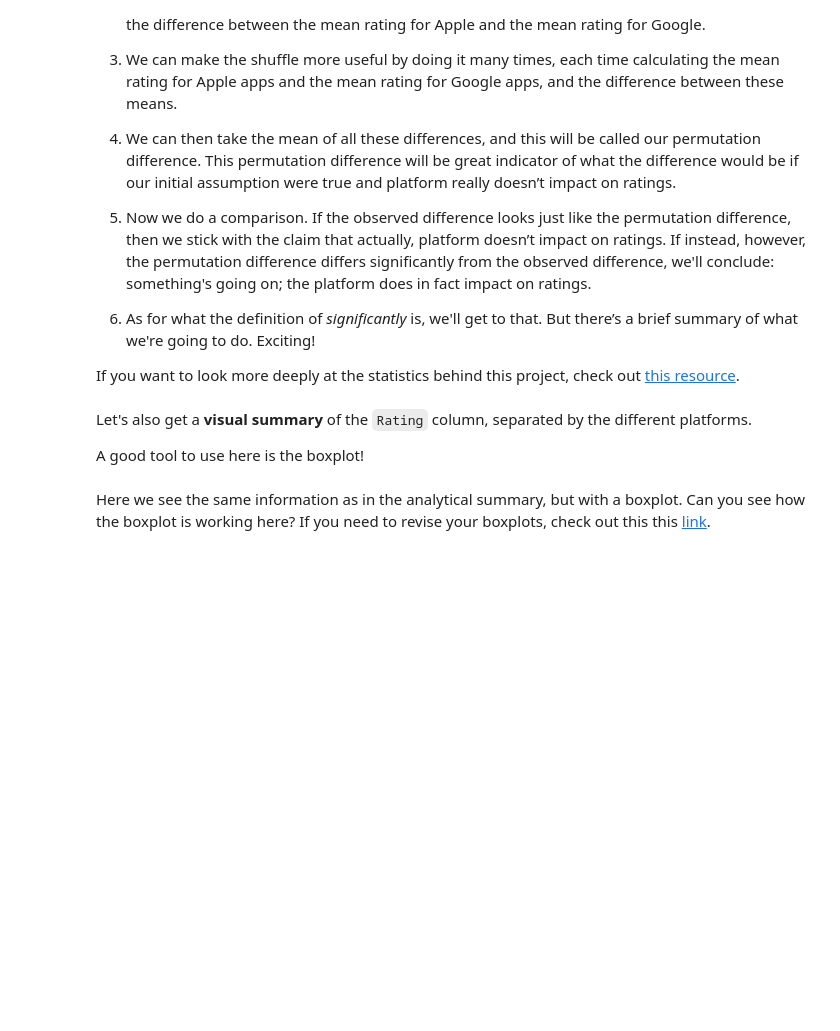
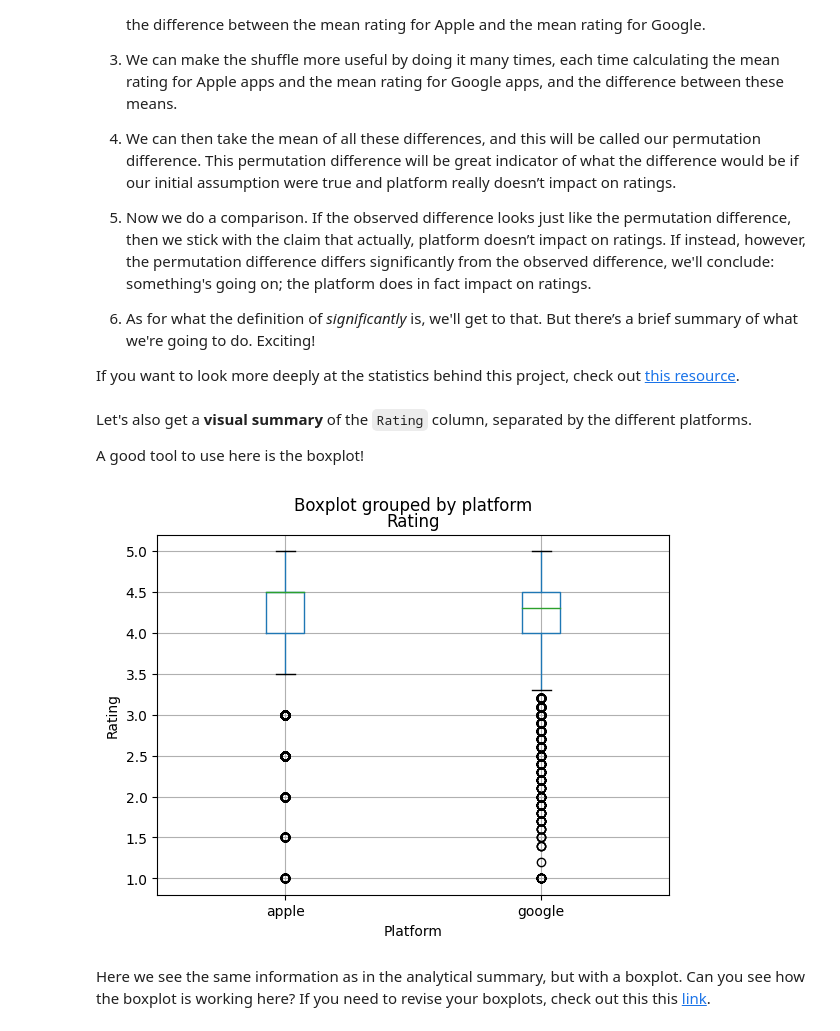
Before and after one commit to msc2106/springboard-data-science, a Jupyter notebook: app_project/Springboard Apps project - Tier 3 - Complete.ipynb, the cells around one changed output. Saved outputs shown, nothing was run; the diff lists cells and outputs as text; code cells hidden in the pictures; blank space fills up the shorter version.

```diff
--- a/app_project/Springboard Apps project - Tier 3 - Complete.ipynb
+++ b/app_project/Springboard Apps project - Tier 3 - Complete.ipynb
@@ -305,10 +306,11 @@ This is an important step to unify the two datasets!
 # %%
 # Create a variable called old_names where you'll store the column names of the Apple dataframe.
 # Use the feature .columns.
-_ _ _
+old_names = Apple.columns
 
 # Create a variable called new_names where you'll store the column names of the Google dataframe.
-_ _ _
+new_names = Google.columns
 
 # Use the rename() DataFrame method to change the columns names.
-_ _ _
+Apple.rename(columns={old:new for old, new in zip(old_names, new_names)}, inplace=True)
+Apple.columns
@@ -317,7 +321,7 @@ _ _ _
 Let's combine the two datasets into a single data frame called `df`.
 # %%
 # Let's use the append() method to append Apple to Google.
-_ _ _
+df = pd.concat((Google, Apple), axis=0)
 
 # Using the sample() method with the number 12 passed to it, check 12 random points of your dataset.
-_ _ _
+df.sample(12)
@@ -327,10 +345,10 @@ _ _ _
 As you can see there are some `NaN` values. We want to eliminate all these `NaN` values from the table.
 # %%
 # Lets check first the dimesions of df before droping `NaN` values. Use the .shape feature.
-_ _ _
+print("Before dropping NAs: ", df.shape)
 
 # Use the dropna() method to eliminate all the NaN values, and overwrite the same dataframe with the result.
-_ _ _
+df.dropna(inplace=True)
 
 # Check the new dimesions of our dataframe.
-_ _ _
+print("After dropping NAs: ", df.shape)
@@ -348,4 +376,5 @@ _ _ _
 929 apps do not have reviews, we need to eliminate these points!
 # %%
 # Eliminate the points that have 0 reviews.
-_ _ _
+df = df[df.Reviews > 0]
+df.shape
@@ -387,7 +423,11 @@ Let's also get a **visual summary** of the `Rating` column, separated by the dif
 A good tool to use here is the boxplot!
 # %%
 # Call the boxplot() method on our df.
-_ _ _
+df.boxplot(by='platform', column='Rating');
+plt.xlabel('Platform');
+plt.ylabel('Rating');
+# %% [output]
+[figure, added]
 # %% [markdown]
 Here we see the same information as in the analytical summary, but with a boxplot. Can you see how the boxplot is working here? If you need to revise your boxplots, check out this this [link](https://www.kaggle.com/ramamet4/app-store-apple-data-set-10k-apps).
 # %% [markdown]
```
Also changed, not shown: parts of 18 cells of this notebook.
